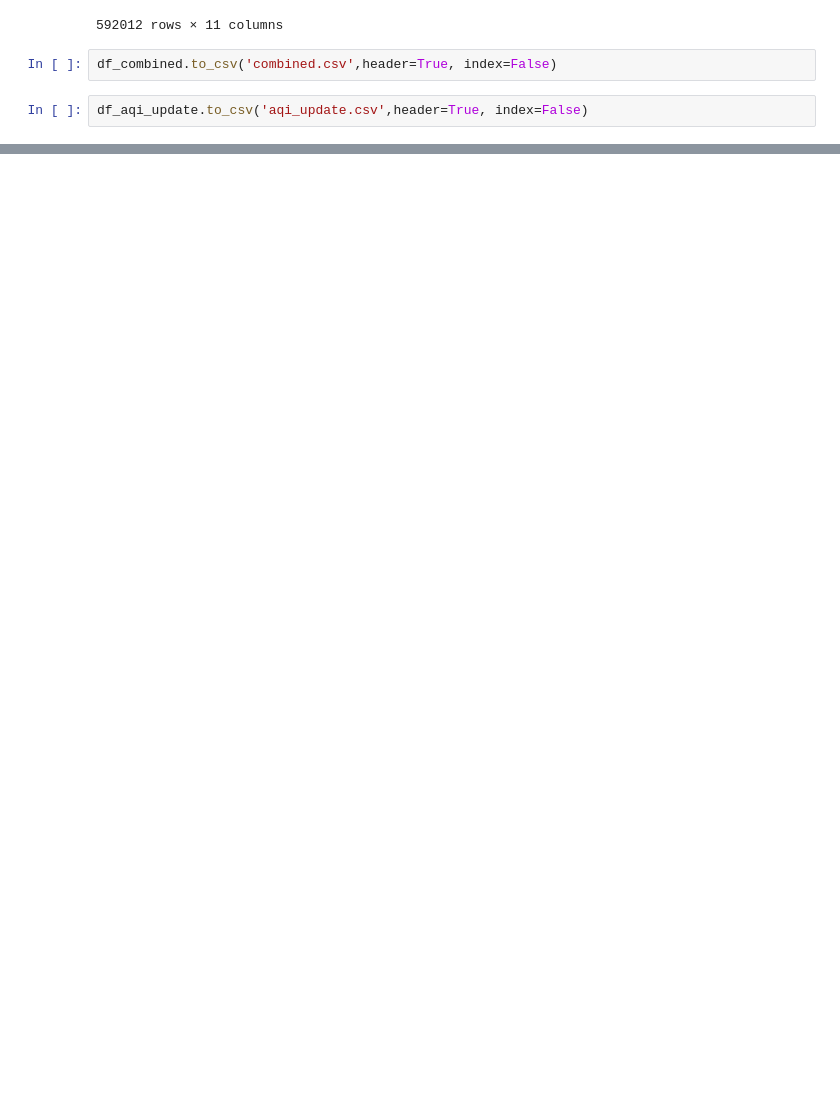
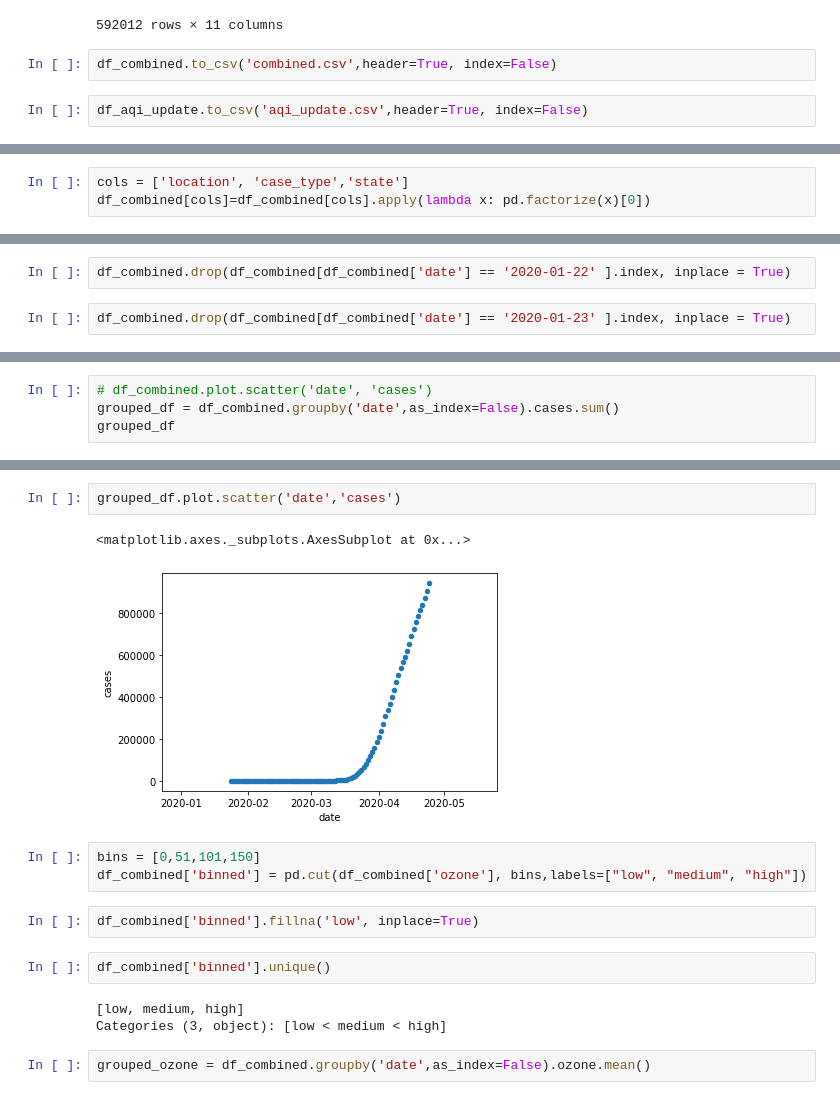
Before and after one commit to mkrish14/itcs6155_group14, a Jupyter notebook: Deliverable_4/kbs_covid_latestdata.ipynb, the cells around one changed output, grey strips where cells are left out. Saved outputs shown, nothing was run; the diff lists cells and outputs as text; blank space fills up the shorter version.

```diff
--- a/Deliverable_4/kbs_covid_latestdata.ipynb
+++ b/Deliverable_4/kbs_covid_latestdata.ipynb
@@ -398,0 +435,3 @@ df_aqi_update.to_csv('aqi_update.csv',header=True, index=False)
+# %%
+cols = ['location', 'case_type','state']
+df_combined[cols]=df_combined[cols].apply(lambda x: pd.factorize(x)[0])
@@ -398,0 +466,4 @@ df_aqi_update.to_csv('aqi_update.csv',header=True, index=False)
+# %%
+df_combined.drop(df_combined[df_combined['date'] == '2020-01-22' ].index, inplace = True)
+# %%
+df_combined.drop(df_combined[df_combined['date'] == '2020-01-23' ].index, inplace = True)
@@ -398,0 +504,4 @@ df_aqi_update.to_csv('aqi_update.csv',header=True, index=False)
+# %%
+# df_combined.plot.scatter('date', 'cases')
+grouped_df = df_combined.groupby('date',as_index=False).cases.sum()
+grouped_df
@@ -398,0 +522,17 @@ df_aqi_update.to_csv('aqi_update.csv',header=True, index=False)
+# %%
+grouped_df.plot.scatter('date','cases')
+# %% [output]
+<matplotlib.axes._subplots.AxesSubplot at 0x...>
+[figure, added]
+# %%
+bins = [0,51,101,150]
+df_combined['binned'] = pd.cut(df_combined['ozone'], bins,labels=["low", "medium", "high"])
+# %%
+df_combined['binned'].fillna('low', inplace=True)
+# %%
+df_combined['binned'].unique()
+# %% [output]
+[low, medium, high]
+Categories (3, object): [low < medium < high]
+# %%
+grouped_ozone = df_combined.groupby('date',as_index=False).ozone.mean()
```
Also changed, not shown: parts of 35 cells of this notebook.
